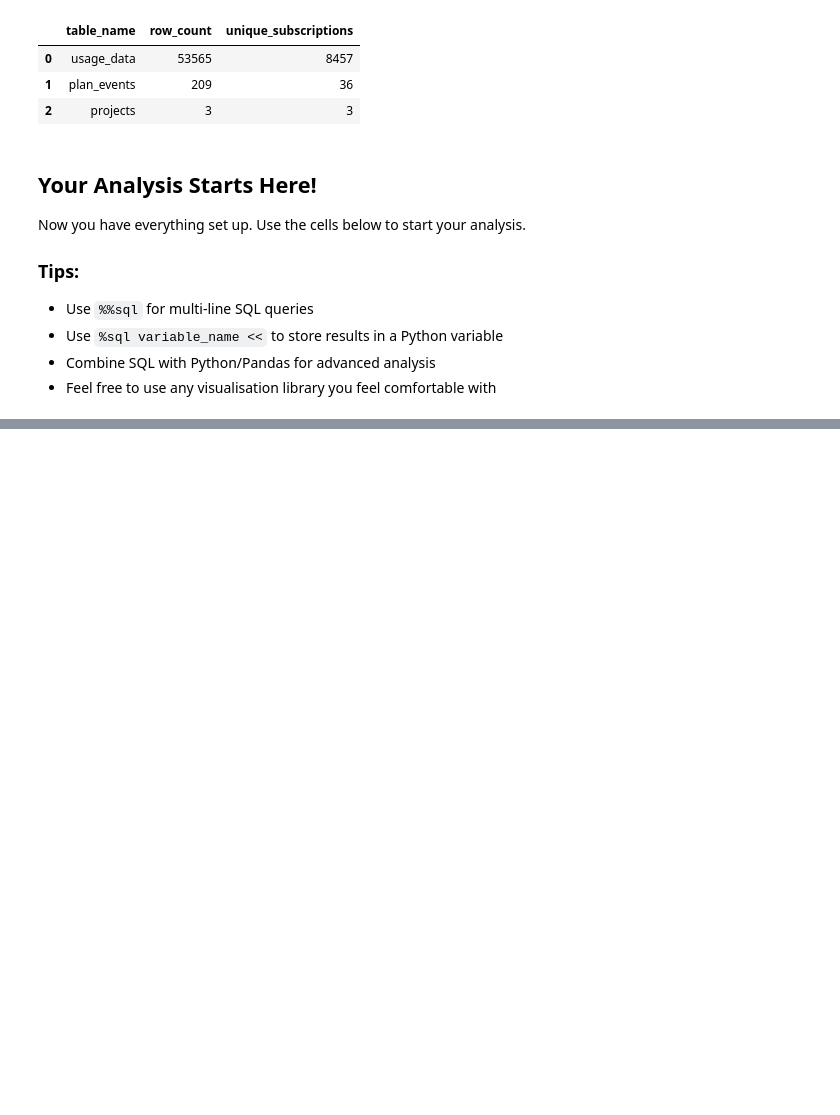
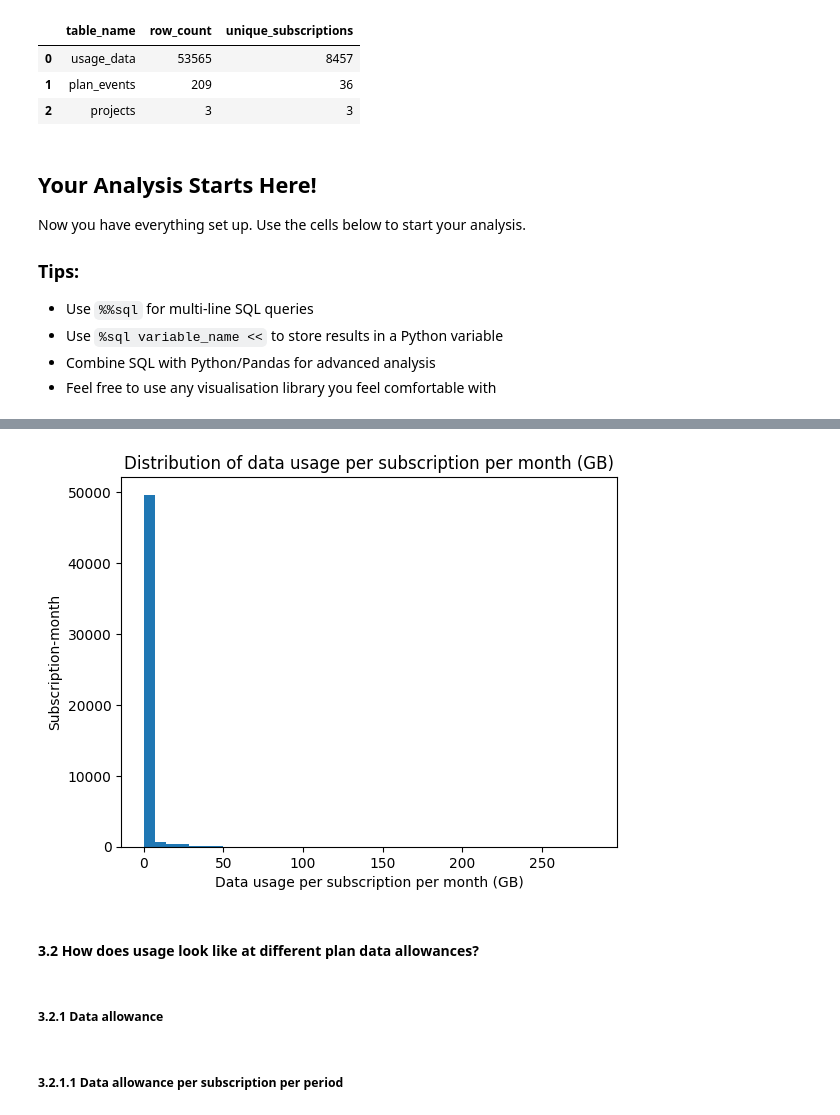
Before and after one commit to zakz96/gigs-data-analyst-hiring, a Jupyter notebook: analysis.ipynb, the cells around one changed output, grey strips where cells are left out. Cells and saved outputs as stored; diff of their text form; code cells hidden in the pictures; blank space fills up the shorter version.

```diff
--- a/analysis.ipynb
+++ b/analysis.ipynb
@@ -123,0 +605,18 @@ select * from projects limit 5
+# %%
+# Histogram of total data usage per subscription and per month
+# only inlcude monthly periods (28-31 inclusive)
+sub_avg = %sql SELECT cumulative_data_usage_megabyte/1000.0 AS total_gb FROM usage_joined where date_diff('day', subscription_period_start, subscription_period_end) BETWEEN 28 AND 31;
+plt.figure()
+sub_avg['total_gb'].plot(kind='hist', bins=40)
+plt.xlabel("Data usage per subscription per month (GB)")
+plt.ylabel("Subscription-month")
+plt.title("Distribution of data usage per subscription per month (GB)")
+plt.show()
+# %% [output]
+[figure, added]
+# %% [markdown]
+#### 3.2 How does usage look like at different plan data allowances?
+# %% [markdown]
+##### 3.2.1 Data allowance
+# %% [markdown]
+##### 3.2.1.1 Data allowance per subscription per period
```
Also changed, not shown: parts of 91 cells of this notebook, 4 other files.
